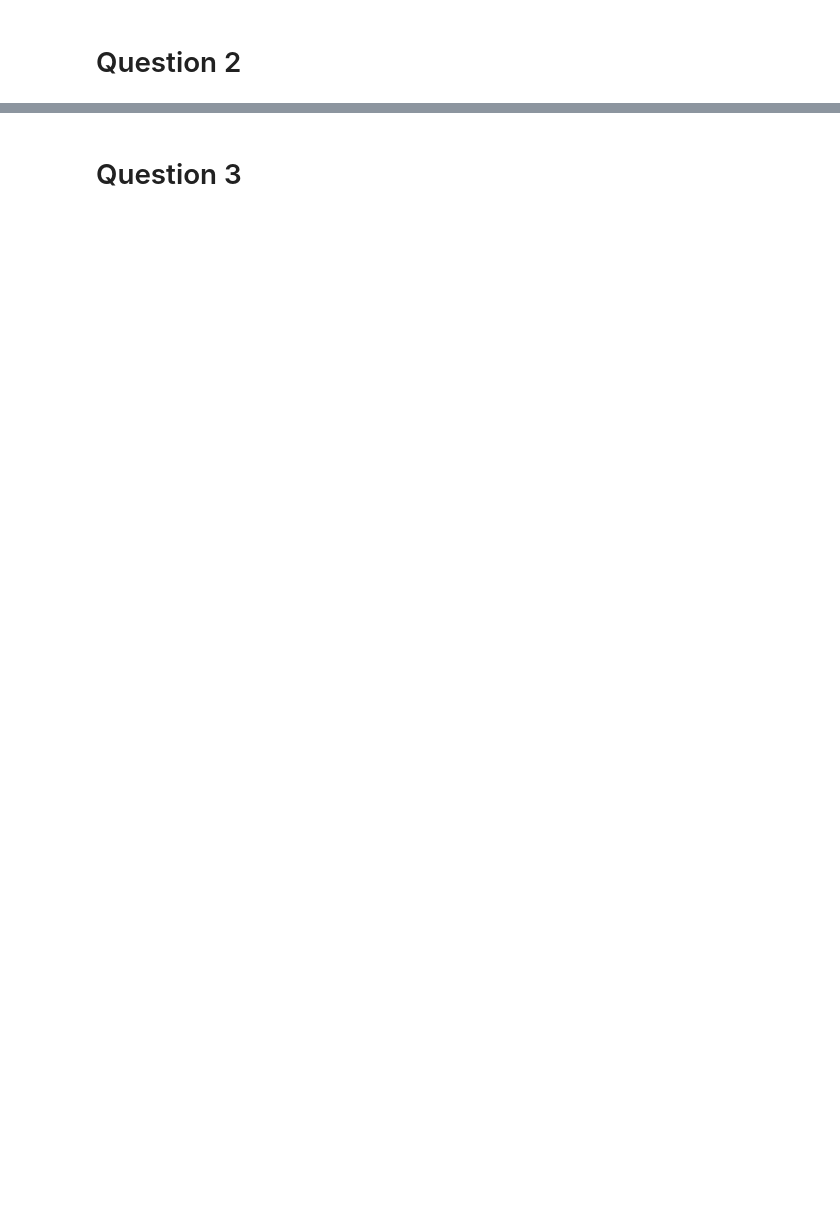
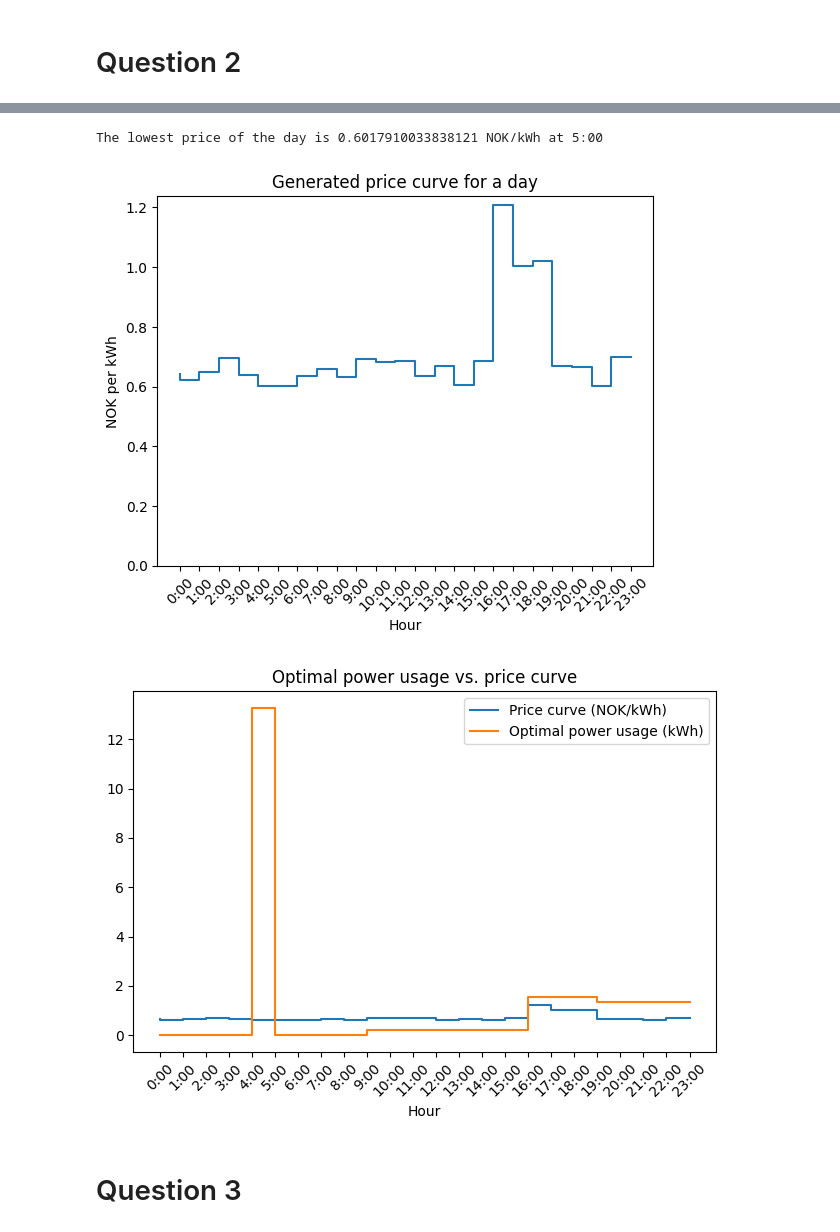
Before and after one commit to aishanbianshan/IN5410_a1, a Jupyter notebook: assignment1.ipynb, the cells around one changed output, grey strips where cells are left out. Saved outputs shown, nothing was run; the diff lists cells and outputs as text; code cells hidden in the pictures; blank space fills up the shorter version.

```diff
--- a/assignment1.ipynb
+++ b/assignment1.ipynb
@@ -117,2 +200,31 @@ plot_price_curve_vs_usage(costs, optimal_usage)
+# %%
+# get the lowest pirced hour of the day
+lowest_price = min(costs)
+lowest_price_hour = costs.index(lowest_price)
+print(
+    f"The lowest price of the day is {lowest_price} NOK/kWh at {lowest_price_hour}:00"
+)
+
+optimal_usage = [0] * 24
+
+# Distribute the power requirements to the lowest price hour
+optimal_usage[lowest_price_hour] = sum(power_requirements)
+
+
+# Distribute the power requirements to the non-shiftable applicants
+for appliance in non_shiftable_applicants:
+    for hour in appliance["hours"]:
+        optimal_usage[hour] += appliance["power"] / len(appliance["hours"])
+
+
+# print(f"Optimal power usage for each hour:")
+# for hour, usage in enumerate(optimal_usage):
+#     print(f"Hour {hour}: {usage:.2f} kWh")
+plot_price_curve(costs)
+plot_price_curve_vs_usage(costs, optimal_usage)
+# %% [output]
+The lowest price of the day is 0.6017910033838121 NOK/kWh at 5:00
+[figure, added]
+[figure, added]
 # %% [markdown]
 # Question 3
```
Also changed, not shown: parts of 9 cells of this notebook.
